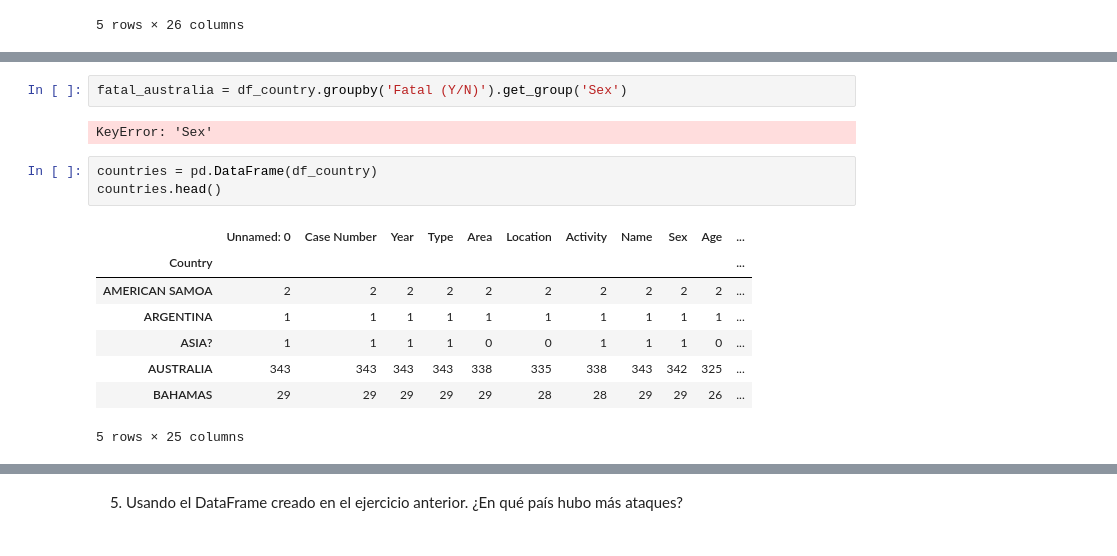
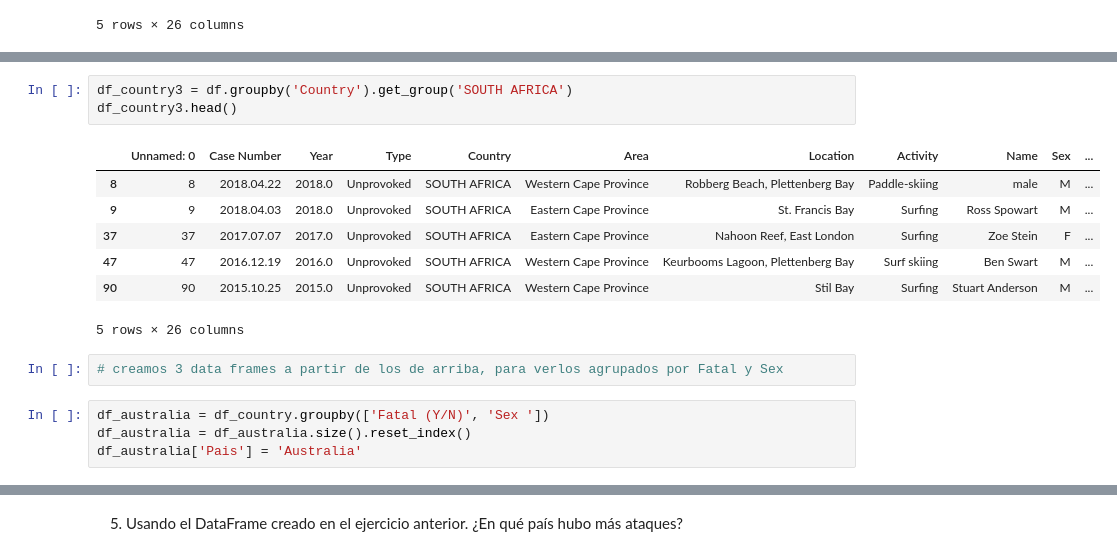
Before and after one commit to Adalab/DA-PROMO-B-MODULO1-SPRINT2-NATALIA-PAULA, a Jupyter notebook: PANDAS/Pandas6.ipynb, the cells around one changed output, grey strips where cells are left out. Saved outputs shown, nothing was run; the diff lists cells and outputs as text.

```diff
--- a/PANDAS/Pandas6.ipynb
+++ b/PANDAS/Pandas6.ipynb
@@ -86,16 +99,17 @@ df_country.head()
+# %%
+df_country3 = df.groupby('Country').get_group('SOUTH AFRICA')
+df_country3.head()
+# %% [output]
+|  | Unnamed: 0 | Case Number | Year | Type | Country | Area | Location | Activity | Name | Sex | ... |
+| 8 | 8 | 2018.04.22 | 2018.0 | Unprovoked | SOUTH AFRICA | Western Cape Province | Robberg Beach, Plettenberg Bay | Paddle-skiing | male | M | ... |
+| 9 | 9 | 2018.04.03 | 2018.0 | Unprovoked | SOUTH AFRICA | Eastern Cape Province | St. Francis Bay | Surfing | Ross Spowart | M | ... |
+| 37 | 37 | 2017.07.07 | 2017.0 | Unprovoked | SOUTH AFRICA | Eastern Cape Province | Nahoon Reef, East London | Surfing | Zoe Stein | F | ... |
+| 47 | 47 | 2016.12.19 | 2016.0 | Unprovoked | SOUTH AFRICA | Western Cape Province | Keurbooms Lagoon, Plettenberg Bay | Surf skiing | Ben Swart | M | ... |
+| 90 | 90 | 2015.10.25 | 2015.0 | Unprovoked | SOUTH AFRICA | Western Cape Province | Stil Bay | Surfing | Stuart Anderson | M | ... |
+5 rows × 26 columns
+# %%
+# creamos 3 data frames a partir de los de arriba, para verlos agrupados por Fatal y Sex
 # %%
-fatal_australia = df_country.groupby('Fatal (Y/N)').get_group('Sex')
+df_australia = df_country.groupby(['Fatal (Y/N)', 'Sex '])
+df_australia = df_australia.size().reset_index()
+df_australia['Pais'] = 'Australia'
-# %% [output]
-KeyError: 'Sex'
-# %%
-countries = pd.DataFrame(df_country)
-countries.head()
-# %% [output]
-|  | Unnamed: 0 | Case Number | Year | Type | Area | Location | Activity | Name | Sex | Age | ... |
-| Country |  |  |  |  |  |  |  |  |  |  | ... |
-| AMERICAN SAMOA | 2 | 2 | 2 | 2 | 2 | 2 | 2 | 2 | 2 | 2 | ... |
-| ARGENTINA | 1 | 1 | 1 | 1 | 1 | 1 | 1 | 1 | 1 | 1 | ... |
-| ASIA? | 1 | 1 | 1 | 1 | 0 | 0 | 1 | 1 | 1 | 0 | ... |
-| AUSTRALIA | 343 | 343 | 343 | 343 | 338 | 335 | 338 | 343 | 342 | 325 | ... |
-| BAHAMAS | 29 | 29 | 29 | 29 | 29 | 28 | 28 | 29 | 29 | 26 | ... |
-5 rows × 25 columns
```
Also changed, not shown: parts of 15 cells of this notebook.
